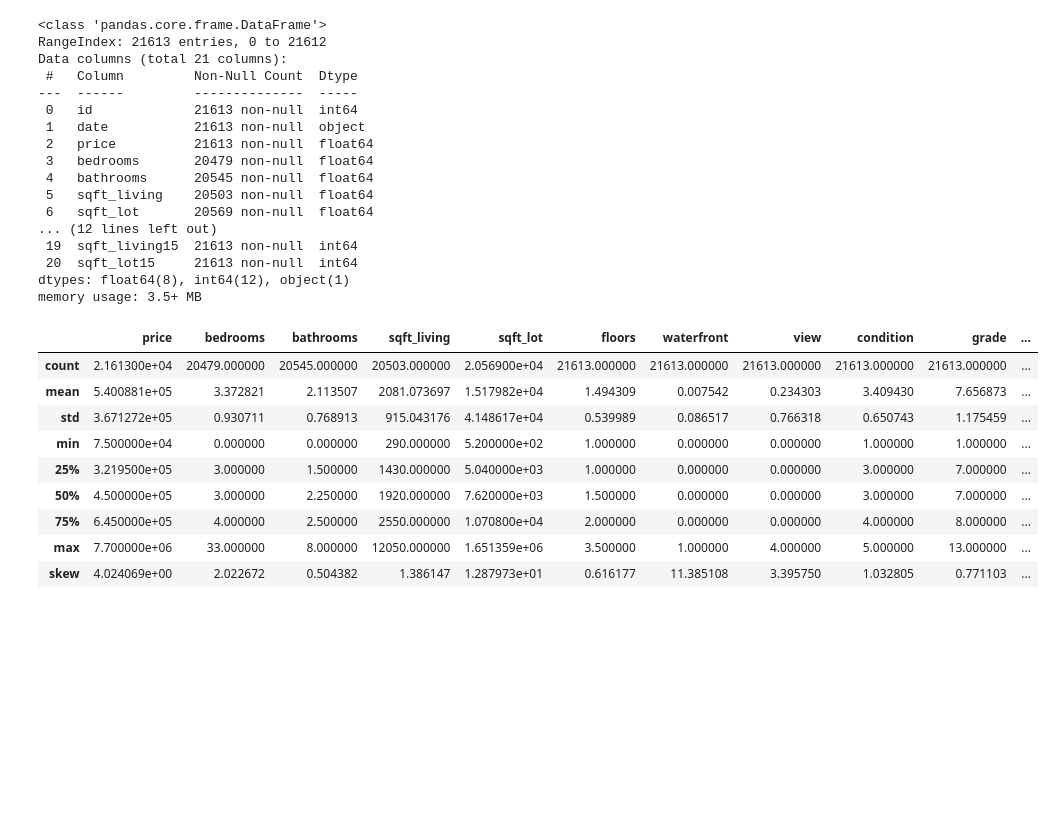
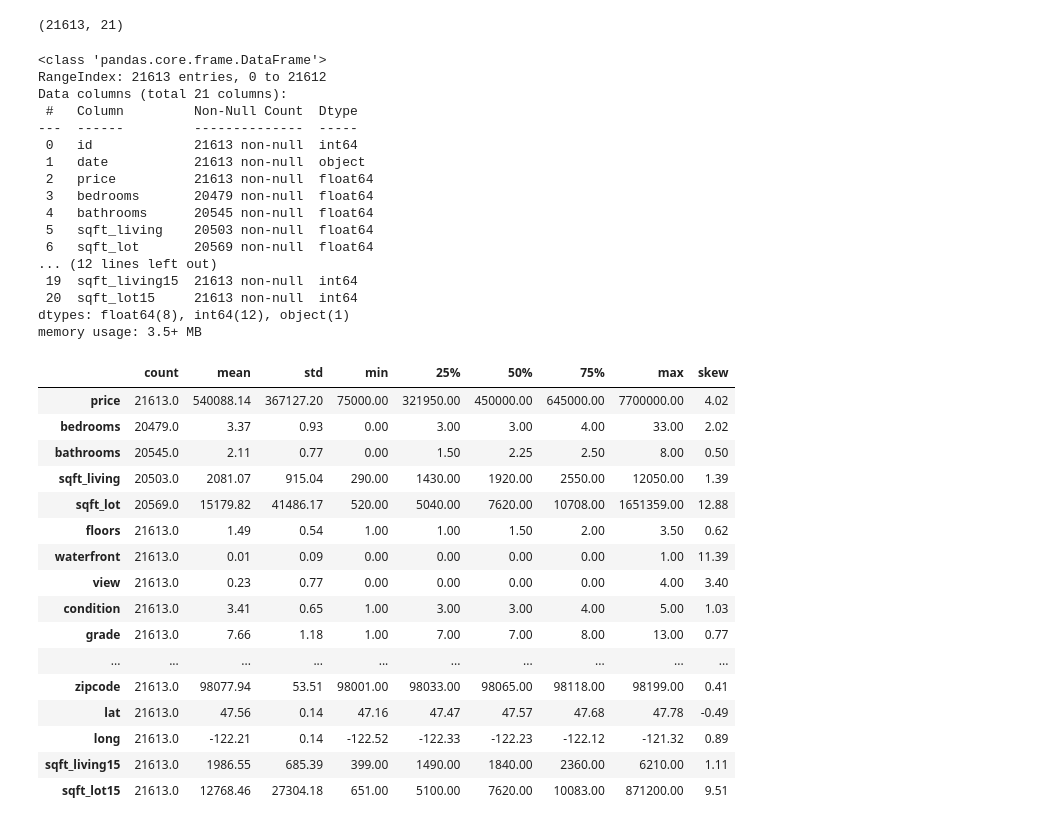
Before and after one commit to jblackman-bit/ads_500b_final_project, a Jupyter notebook: EDA/EDA_Asher.ipynb, the cells around one changed output. Saved outputs shown, nothing was run; the diff lists cells and outputs as text; code cells hidden in the pictures; blank space fills up the shorter version.

Commit message:
EDA: initial preprocesing checks and null audit

```diff
--- a/EDA/EDA_Asher.ipynb
+++ b/EDA/EDA_Asher.ipynb
@@ -4,40 +12,51 @@ import matplotlib.pyplot as plt
 # %%
+# Load dataset
 df = pd.read_csv("house_sales.csv")
 
-df.shape
+# Inspect dataset dimensions and column data types
+display(df.shape)
 df.info()
 
-df_num = df.drop(columns=['id','date'])
+# Summarize numeric variables only, excluding non-analytic identifiers
+df_num = df.drop(columns=['id', 'date'])
 
 desc = df_num.describe()
 desc.loc['skew'] = df_num.skew()
 
-display(desc)
+display(desc.round(2).T)
 # %% [output]
-<class 'pandas.core.frame.DataFrame'>
-RangeIndex: 21613 entries, 0 to 21612
-Data columns (total 21 columns):
- #   Column         Non-Null Count  Dtype
----  ------         --------------  -----
- 0   id             21613 non-null  int64
- 1   date           21613 non-null  object
- 2   price          21613 non-null  float64
- 3   bedrooms       20479 non-null  float64
- 4   bathrooms      20545 non-null  float64
- 5   sqft_living    20503 non-null  float64
- 6   sqft_lot       20569 non-null  float64
-... (12 lines left out)
- 19  sqft_living15  21613 non-null  int64
- 20  sqft_lot15     21613 non-null  int64
-dtypes: float64(8), int64(12), object(1)
-memory usage: 3.5+ MB
+(21613, 21)
+<class 'pandas.core.frame.DataFrame'>
+RangeIndex: 21613 entries, 0 to 21612
+Data columns (total 21 columns):
+ #   Column         Non-Null Count  Dtype
+---  ------         --------------  -----
+ 0   id             21613 non-null  int64
+ 1   date           21613 non-null  object
+ 2   price          21613 non-null  float64
+ 3   bedrooms       20479 non-null  float64
+ 4   bathrooms      20545 non-null  float64
+ 5   sqft_living    20503 non-null  float64
+ 6   sqft_lot       20569 non-null  float64
+... (12 lines left out)
+ 19  sqft_living15  21613 non-null  int64
+ 20  sqft_lot15     21613 non-null  int64
+dtypes: float64(8), int64(12), object(1)
+memory usage: 3.5+ MB
-|  | price | bedrooms | bathrooms | sqft_living | sqft_lot | floors | waterfront | view | condition | grade | ... |
-| count | 2.161300e+04 | 20479.000000 | 20545.000000 | 20503.000000 | 2.056900e+04 | 21613.000000 | 21613.000000 | 21613.000000 | 21613.000000 | 21613.000000 | ... |
-| mean | 5.400881e+05 | 3.372821 | 2.113507 | 2081.073697 | 1.517982e+04 | 1.494309 | 0.007542 | 0.234303 | 3.409430 | 7.656873 | ... |
-| std | 3.671272e+05 | 0.930711 | 0.768913 | 915.043176 | 4.148617e+04 | 0.539989 | 0.086517 | 0.766318 | 0.650743 | 1.175459 | ... |
-| min | 7.500000e+04 | 0.000000 | 0.000000 | 290.000000 | 5.200000e+02 | 1.000000 | 0.000000 | 0.000000 | 1.000000 | 1.000000 | ... |
-| 25% | 3.219500e+05 | 3.000000 | 1.500000 | 1430.000000 | 5.040000e+03 | 1.000000 | 0.000000 | 0.000000 | 3.000000 | 7.000000 | ... |
-| 50% | 4.500000e+05 | 3.000000 | 2.250000 | 1920.000000 | 7.620000e+03 | 1.500000 | 0.000000 | 0.000000 | 3.000000 | 7.000000 | ... |
-| 75% | 6.450000e+05 | 4.000000 | 2.500000 | 2550.000000 | 1.070800e+04 | 2.000000 | 0.000000 | 0.000000 | 4.000000 | 8.000000 | ... |
-| max | 7.700000e+06 | 33.000000 | 8.000000 | 12050.000000 | 1.651359e+06 | 3.500000 | 1.000000 | 4.000000 | 5.000000 | 13.000000 | ... |
-| skew | 4.024069e+00 | 2.022672 | 0.504382 | 1.386147 | 1.287973e+01 | 0.616177 | 11.385108 | 3.395750 | 1.032805 | 0.771103 | ... |
+|  | count | mean | std | min | 25% | 50% | 75% | max | skew |
+| price | 21613.0 | 540088.14 | 367127.20 | 75000.00 | 321950.00 | 450000.00 | 645000.00 | 7700000.00 | 4.02 |
+| bedrooms | 20479.0 | 3.37 | 0.93 | 0.00 | 3.00 | 3.00 | 4.00 | 33.00 | 2.02 |
+| bathrooms | 20545.0 | 2.11 | 0.77 | 0.00 | 1.50 | 2.25 | 2.50 | 8.00 | 0.50 |
+| sqft_living | 20503.0 | 2081.07 | 915.04 | 290.00 | 1430.00 | 1920.00 | 2550.00 | 12050.00 | 1.39 |
+| sqft_lot | 20569.0 | 15179.82 | 41486.17 | 520.00 | 5040.00 | 7620.00 | 10708.00 | 1651359.00 | 12.88 |
+| floors | 21613.0 | 1.49 | 0.54 | 1.00 | 1.00 | 1.50 | 2.00 | 3.50 | 0.62 |
+| waterfront | 21613.0 | 0.01 | 0.09 | 0.00 | 0.00 | 0.00 | 0.00 | 1.00 | 11.39 |
+| view | 21613.0 | 0.23 | 0.77 | 0.00 | 0.00 | 0.00 | 0.00 | 4.00 | 3.40 |
+| condition | 21613.0 | 3.41 | 0.65 | 1.00 | 3.00 | 3.00 | 4.00 | 5.00 | 1.03 |
+| grade | 21613.0 | 7.66 | 1.18 | 1.00 | 7.00 | 7.00 | 8.00 | 13.00 | 0.77 |
+| ... | ... | ... | ... | ... | ... | ... | ... | ... | ... |
+| zipcode | 21613.0 | 98077.94 | 53.51 | 98001.00 | 98033.00 | 98065.00 | 98118.00 | 98199.00 | 0.41 |
+| lat | 21613.0 | 47.56 | 0.14 | 47.16 | 47.47 | 47.57 | 47.68 | 47.78 | -0.49 |
+| long | 21613.0 | -122.21 | 0.14 | -122.52 | -122.33 | -122.23 | -122.12 | -121.32 | 0.89 |
+| sqft_living15 | 21613.0 | 1986.55 | 685.39 | 399.00 | 1490.00 | 1840.00 | 2360.00 | 6210.00 | 1.11 |
+| sqft_lot15 | 21613.0 | 12768.46 | 27304.18 | 651.00 | 5100.00 | 7620.00 | 10083.00 | 871200.00 | 9.51 |
```
Also changed, not shown: parts of 14 cells of this notebook.
